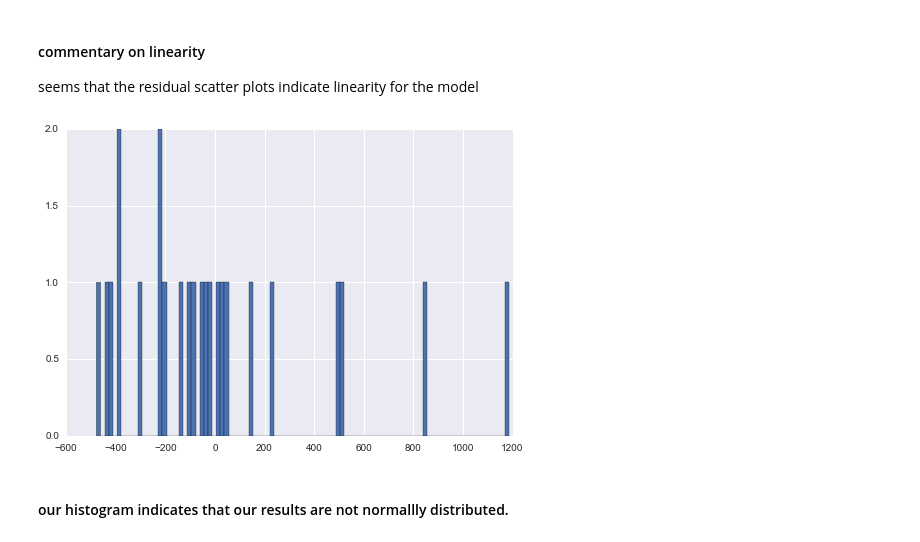
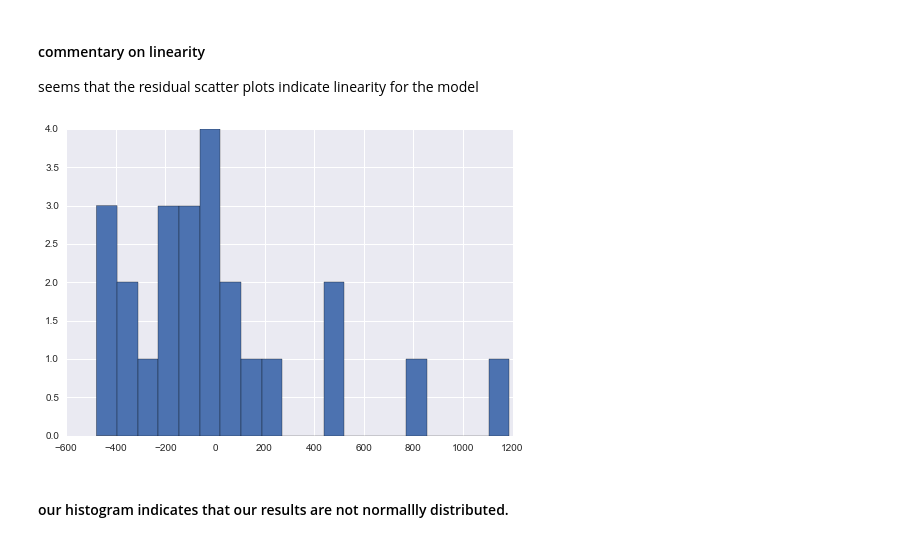
Before and after one commit to vsquared10/DSCI6002-student, a Jupyter notebook: week7/7-1_Time/DSCI6002-7.1-Quiz-Copy1.ipynb, the cells around one changed output. Drawn from its saved outputs; the diff is of its cells as text; code cells hidden in the pictures.

```diff
--- a/week7/7-1_Time/DSCI6002-7.1-Quiz-Copy1.ipynb
+++ b/week7/7-1_Time/DSCI6002-7.1-Quiz-Copy1.ipynb
@@ -136,9 +136,9 @@ ax3 = sns.residplot(fitted_vals, std_resids, ax=ax3);
 seems that the residual scatter plots indicate linearity for the model
 # %%
 res = results3.resid
-hist(res, bins=100);
+hist(res, bins=20);
 # %% [output]
-[figure, old version]
+[figure, new version]
 # %% [markdown]
 #### our histogram indicates that our results are not normallly distributed.
 # %%
```
Also changed, not shown: 2 other files.
